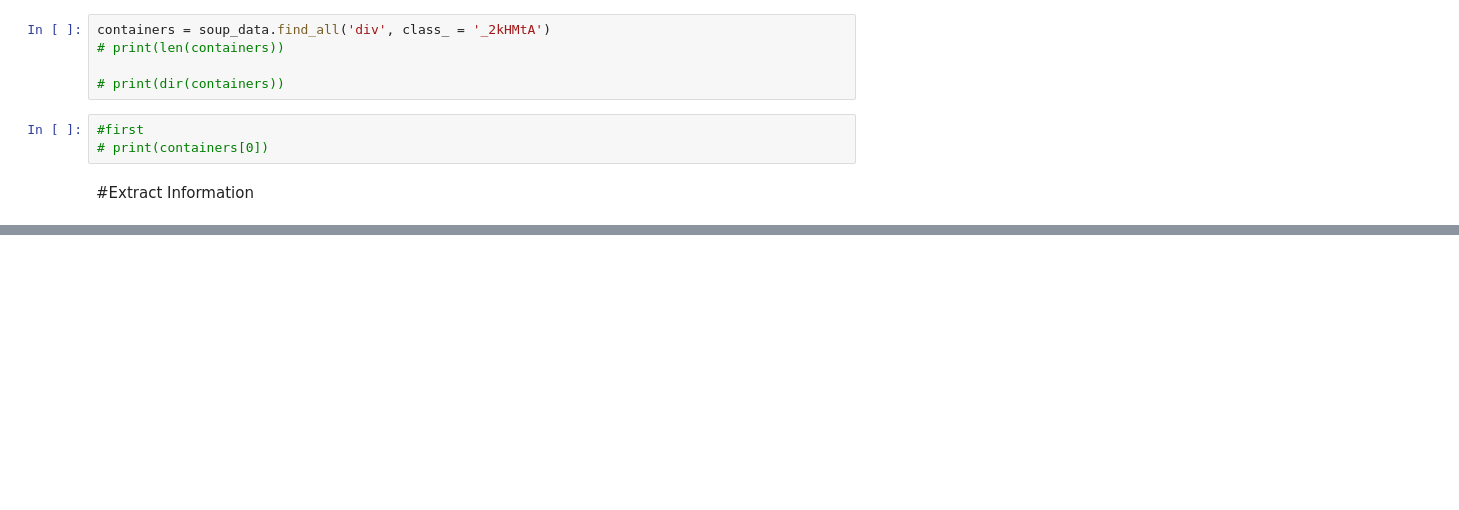
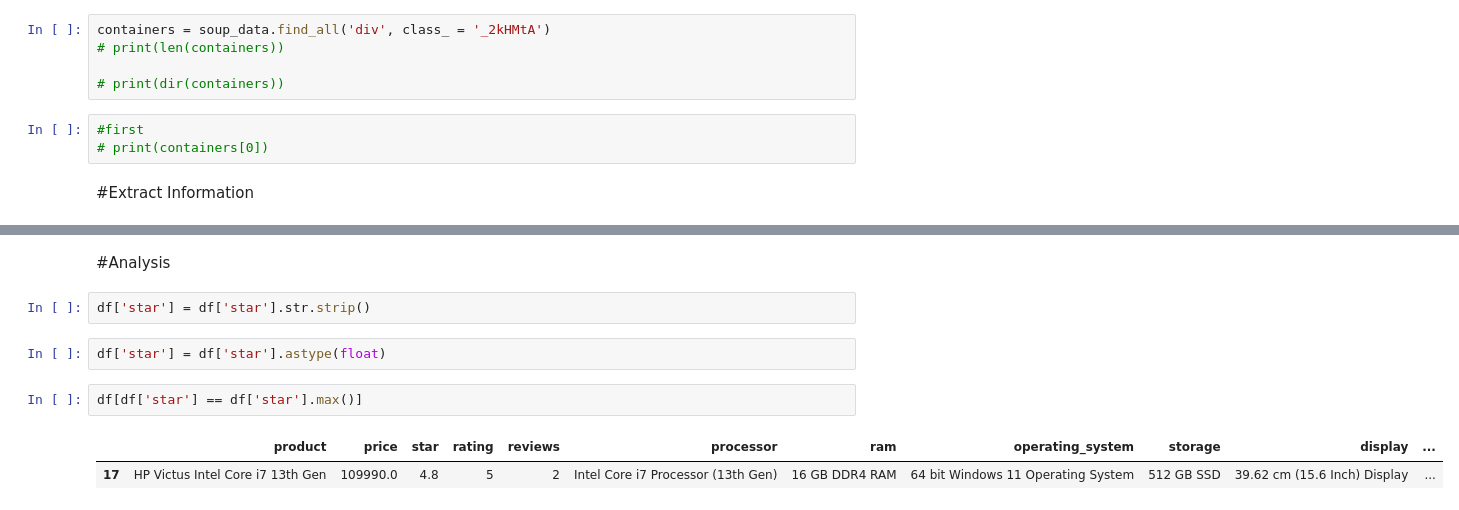
Before and after one commit to iamprashantjain/webscraping_flipkart_data, a Jupyter notebook: webscraping_flipkart.ipynb, the cells around one changed output, grey strips where cells are left out. Cells and saved outputs as stored; diff of their text form; blank space fills up the shorter version.

```diff
--- a/webscraping_flipkart.ipynb
+++ b/webscraping_flipkart.ipynb
@@ -97,0 +98,11 @@ df
+# %% [markdown]
+#Analysis
+# %%
+df['star'] = df['star'].str.strip()
+# %%
+df['star'] = df['star'].astype(float)
+# %%
+df[df['star'] == df['star'].max()]
+# %% [output]
+|  | product | price | star | rating | reviews | processor | ram | operating_system | storage | display | ... |
+| 17 | HP Victus Intel Core i7 13th Gen | 109990.0 | 4.8 | 5 | 2 | Intel Core i7 Processor (13th Gen) | 16 GB DDR4 RAM | 64 bit Windows 11 Operating System | 512 GB SSD | 39.62 cm (15.6 Inch) Display | ... |
```
Also changed, not shown: parts of 5 cells of this notebook.
